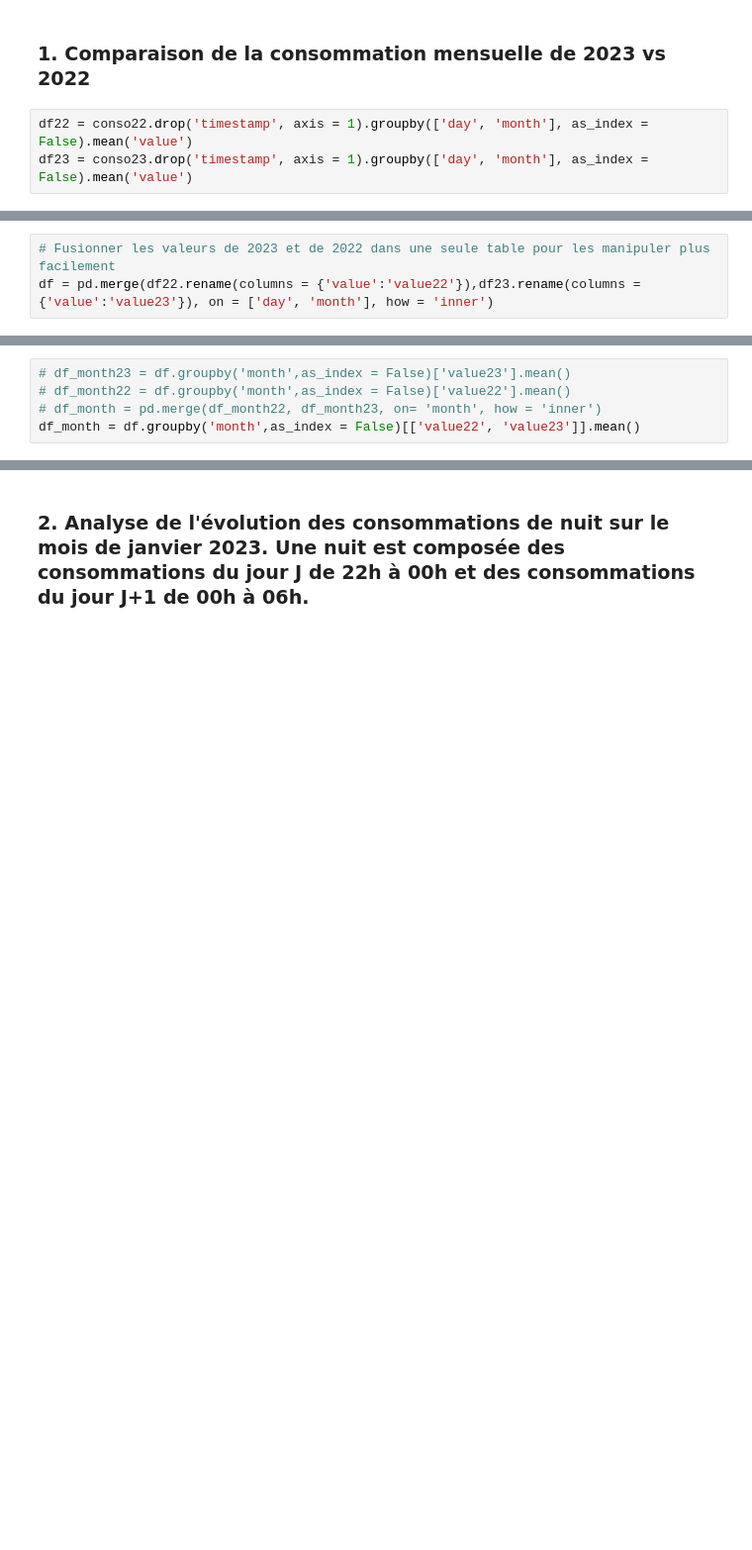
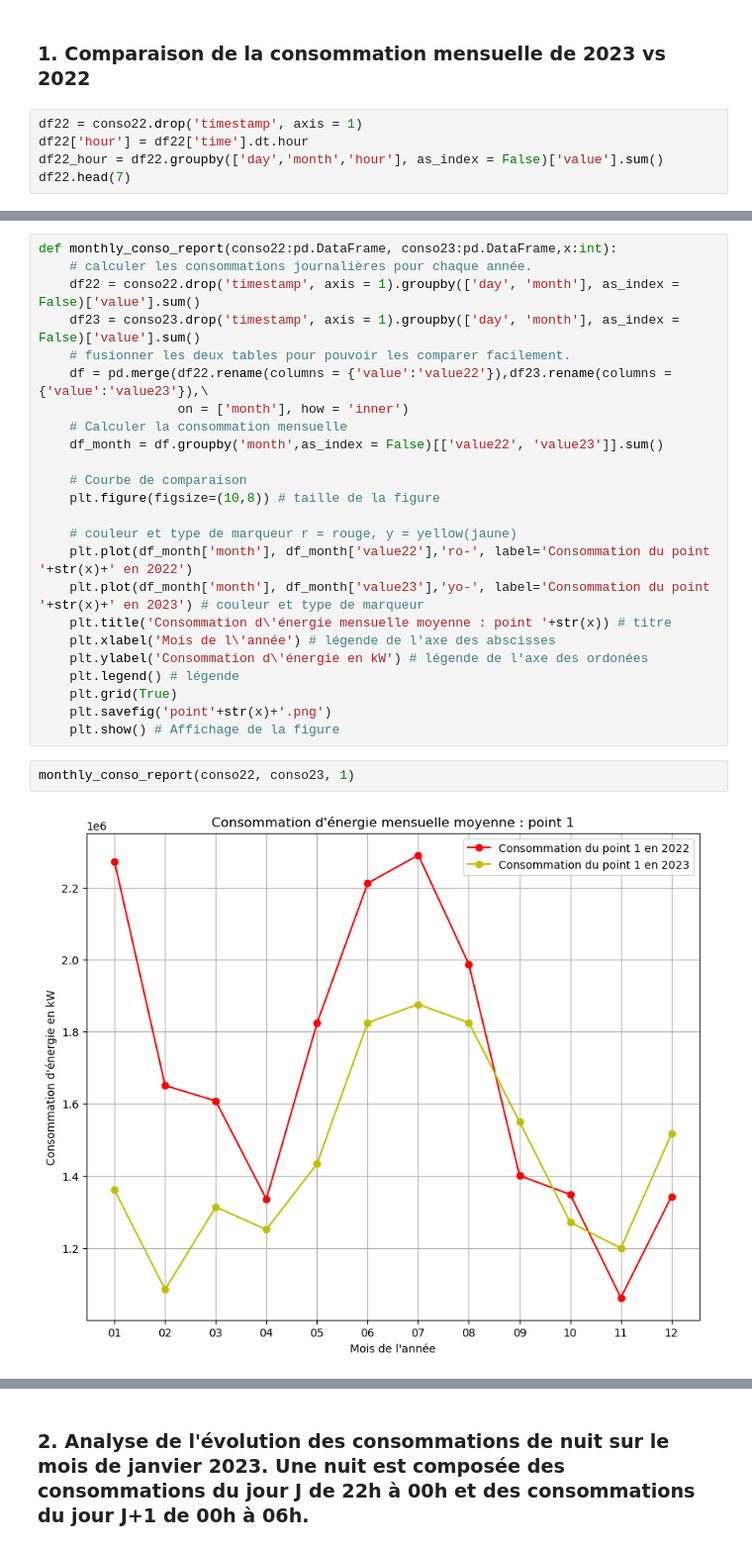
Before and after one commit to randyno/Analyse-de-consosmmations-energetiques, a Jupyter notebook: Test_Technique_Alternance_Data_Scientist.ipynb, the cells around one changed output, grey strips where cells are left out. Shown: that part at 99% size. Drawn from its saved outputs; the diff is of its cells as text; blank space fills up the shorter version.

```diff
--- a/Test_Technique_Alternance_Data_Scientist.ipynb
+++ b/Test_Technique_Alternance_Data_Scientist.ipynb
@@ -72,5 +61,7 @@ conso22.head()
 # %% [markdown]
 <h3>1.	Comparaison de la consommation mensuelle de 2023 vs 2022 </h3>
 # %%
-df22 = conso22.drop('timestamp', axis = 1).groupby(['day', 'month'], as_index = False).mean('value')
-df23 = conso23.drop('timestamp', axis = 1).groupby(['day', 'month'], as_index = False).mean('value')
+df22 = conso22.drop('timestamp', axis = 1)
+df22['hour'] = df22['time'].dt.hour
+df22_hour = df22.groupby(['day','month','hour'], as_index = False)['value'].sum()
+df22.head(7)
@@ -77,3 +76,0 @@ df23 = conso23.drop('timestamp', axis = 1).groupby(['day', 'month'], as_index =
-# %%
-# Fusionner les valeurs de 2023 et de 2022 dans une seule table pour les manipuler plus facilement
-df = pd.merge(df22.rename(columns = {'value':'value22'}),df23.rename(columns = {'value':'value23'}), on = ['day', 'month'], how = 'inner')
@@ -98,5 +76,0 @@ plt.show()
-# %%
-# df_month23 = df.groupby('month',as_index = False)['value23'].mean()
-# df_month22 = df.groupby('month',as_index = False)['value22'].mean()
-# df_month = pd.merge(df_month22, df_month23, on= 'month', how = 'inner')
-df_month = df.groupby('month',as_index = False)[['value22', 'value23']].mean()
@@ -114,0 +93,28 @@ plt.show()
+# %%
+def monthly_conso_report(conso22:pd.DataFrame, conso23:pd.DataFrame,x:int):
+    # calculer les consommations journalières pour chaque année.
+    df22 = conso22.drop('timestamp', axis = 1).groupby(['day', 'month'], as_index = False)['value'].sum()
+    df23 = conso23.drop('timestamp', axis = 1).groupby(['day', 'month'], as_index = False)['value'].sum()
+    # fusionner les deux tables pour pouvoir les comparer facilement.
+    df = pd.merge(df22.rename(columns = {'value':'value22'}),df23.rename(columns = {'value':'value23'}),\
+                  on = ['month'], how = 'inner')
+    # Calculer la consommation mensuelle
+    df_month = df.groupby('month',as_index = False)[['value22', 'value23']].sum()
+
+    # Courbe de comparaison
+    plt.figure(figsize=(10,8)) # taille de la figure
+
+    # couleur et type de marqueur r = rouge, y = yellow(jaune)
+    plt.plot(df_month['month'], df_month['value22'],'ro-', label='Consommation du point '+str(x)+' en 2022')
+    plt.plot(df_month['month'], df_month['value23'],'yo-', label='Consommation du point '+str(x)+' en 2023') # couleur et type de marqueur
+    plt.title('Consommation d\'énergie mensuelle moyenne : point '+str(x)) # titre
+    plt.xlabel('Mois de l\'année') # légende de l'axe des abscisses
+    plt.ylabel('Consommation d\'énergie en kW') # légende de l'axe des ordonées
+    plt.legend() # légende
+    plt.grid(True)
+    plt.savefig('point'+str(x)+'.png')
+    plt.show() # Affichage de la figure
+# %%
+monthly_conso_report(conso22, conso23, 1)
+# %% [output]
+[figure, added]
```
Also changed, not shown: parts of 28 cells of this notebook.
